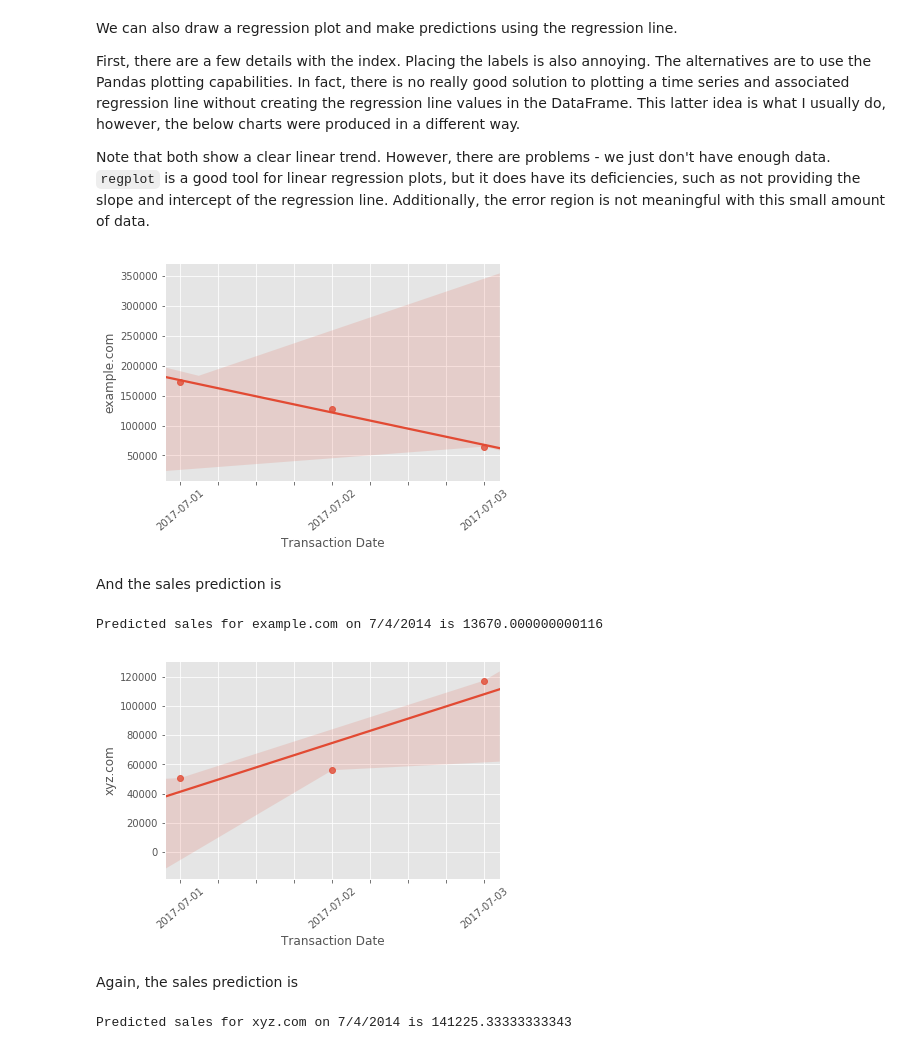
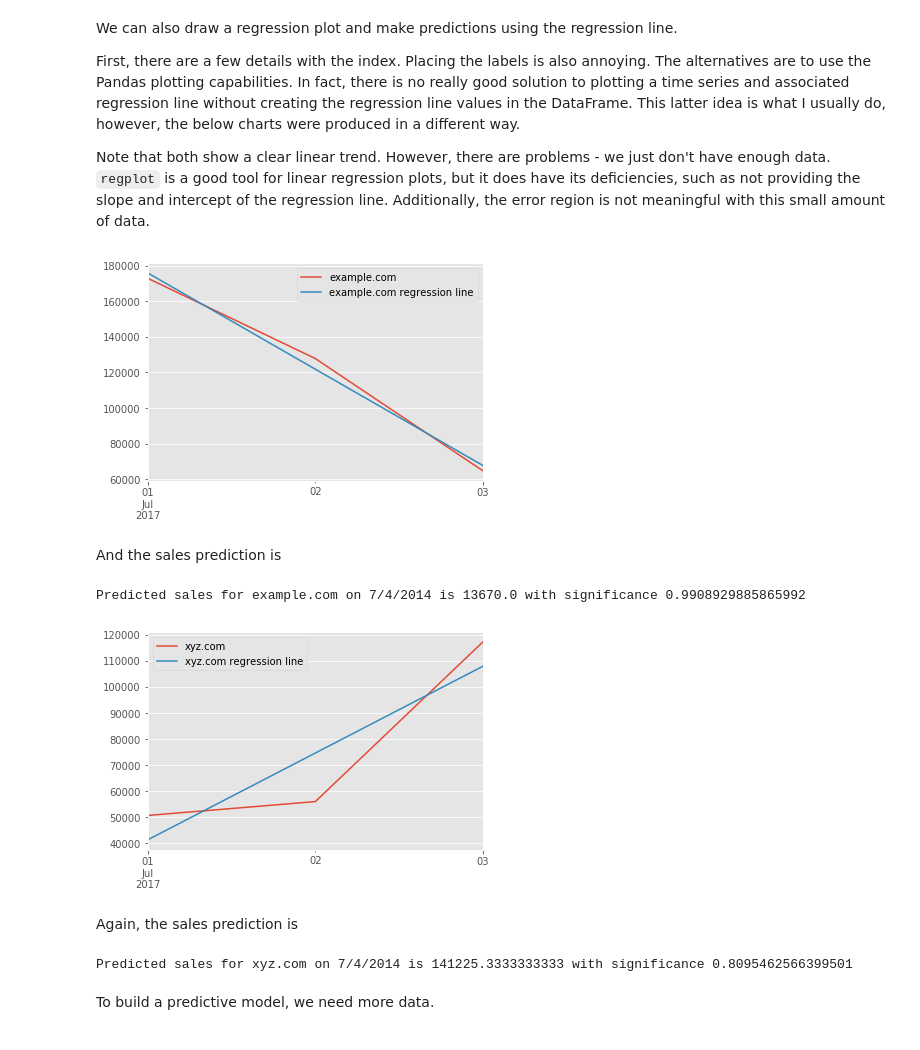
Before and after one commit to dtsmith2001/p-data-challenge, a Jupyter notebook: Report.ipynb, the cells around one changed output. Saved outputs shown, nothing was run; the diff lists cells and outputs as text; code cells hidden in the pictures.

````diff
--- a/Report.ipynb
+++ b/Report.ipynb
@@ -363,32 +405,26 @@ First, there are a few details with the index. Placing the labels is also annoyi
 Note that both show a clear linear trend. However, there are problems - we just don't have enough data. ```regplot``` is a good tool for linear regression plots, but it does have its deficiencies, such as not providing the slope and intercept of the regression line. Additionally, the error region is not meaningful with this small amount of data.
 # %%
 pt = pd.pivot_table(dfr, values="checkout_amount", index="transaction_date", columns="domain_name",
-                    aggfunc=[np.sum], margins=False)
-pt.columns = ["example.com", "xyz.com"]
+               aggfunc=[np.sum], margins=False)
+pt.columns = ['example.com', 'xyz.com']
 pt.index = pd.DatetimeIndex(pt.index)
 idx = pd.date_range(pt.index.min(), pt.index.max())
 pt = pt.reindex(index=idx)
 pt.insert(pt.shape[1],
           'row_count',
           pt.index.value_counts().sort_index().cumsum())
-ax = sns.regplot(data=pt, x="row_count", y="example.com")
-labels = ['' for item in ax.get_xticklabels()]
-labels[1] = pt.index[0].date()
-labels[5] = pt.index[1].date()
-labels[9] = pt.index[2].date()
-ax.set_xticklabels(labels)
-plt.xticks(rotation=40)
-plt.xlabel("Transaction Date")
-plt.show()
+slope, intercept, r_value, p_value, std_err = linregress(x=pt["row_count"].values,
+                                                         y=pt["example.com"].values)
+pt["example.com regression line"] = intercept + slope * pt["row_count"]
+ax = pt[["example.com", "example.com regression line"]].plot()
 # %% [output]
-[figure, old version]
+[figure, new version]
 # %% [markdown]
 And the sales prediction is
 # %%
-slope, intercept, r_value, p_value, std_err = linregress(x=ax.get_lines()[0].get_xdata(),y=ax.get_lines()[0].get_ydata())
-print("Predicted sales for example.com on 7/4/2014 is {}".format(intercept + slope * 4))
+print("Predicted sales for example.com on 7/4/2014 is {} with significance {}".format(intercept + slope * 4, r_value*r_value))
 # %% [output]
-Predicted sales for example.com on 7/4/2014 is 13670.000000000116
+Predicted sales for example.com on 7/4/2014 is 13670.0 with significance 0.9908929885865992
 # %%
 pt = pd.pivot_table(dfr, values="checkout_amount", index="transaction_date", columns="domain_name",
                     aggfunc=[np.sum], margins=False)
@@ -399,21 +435,17 @@ pt = pt.reindex(index=idx)
 pt.insert(pt.shape[1],
           'row_count',
           pt.index.value_counts().sort_index().cumsum())
-ax = sns.regplot(data=pt, x="row_count", y="xyz.com")
-labels = ['' for item in ax.get_xticklabels()]
-labels[1] = pt.index[0].date()
-labels[5] = pt.index[1].date()
-labels[9] = pt.index[2].date()
-ax.set_xticklabels(labels)
-plt.xticks(rotation=40)
-plt.xlabel("Transaction Date")
-plt.show()
+slope, intercept, r_value, p_value, std_err = linregress(x=pt["row_count"].values,
+                                                         y=pt["xyz.com"].values)
+pt["xyz.com regression line"] = intercept + slope * pt["row_count"]
+ax = pt[["xyz.com", "xyz.com regression line"]].plot()
 # %% [output]
-[figure, old version]
+[figure, new version]
 # %% [markdown]
 Again, the sales prediction is
 # %%
-slope, intercept, r_value, p_value, std_err = linregress(x=ax.get_lines()[0].get_xdata(),y=ax.get_lines()[0].get_ydata())
-print("Predicted sales for xyz.com on 7/4/2014 is {}".format(intercept + slope * 4))
+print("Predicted sales for xyz.com on 7/4/2014 is {} with significance {}".format(intercept + slope * 4, r_value*r_value))
 # %% [output]
-Predicted sales for xyz.com on 7/4/2014 is 141225.33333333343
+Predicted sales for xyz.com on 7/4/2014 is 141225.3333333333 with significance 0.8095462566399501
+# %% [markdown]
+To build a predictive model, we need more data.
````
Also changed, not shown: parts of 12 cells of this notebook, 1 other file.
